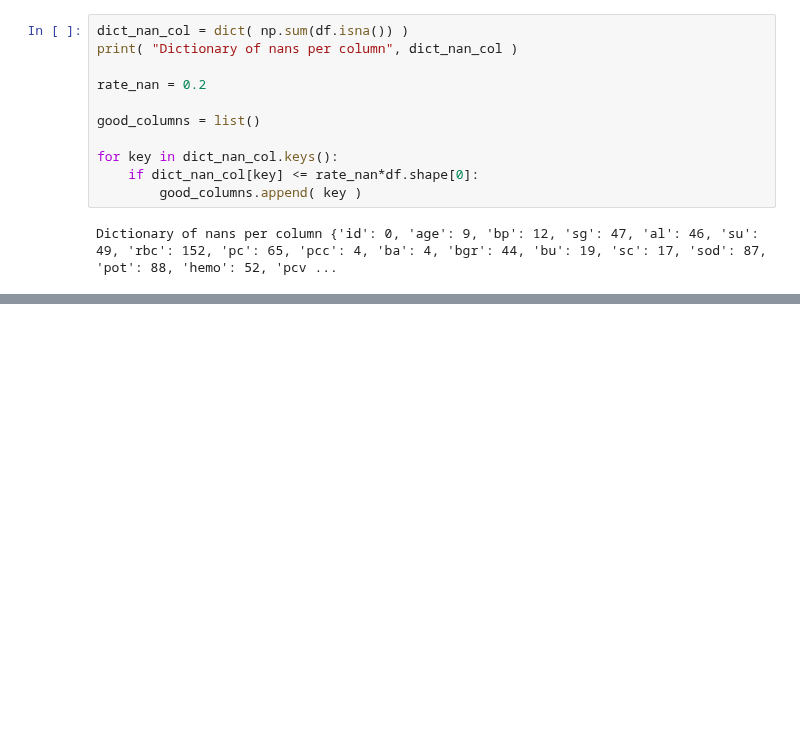
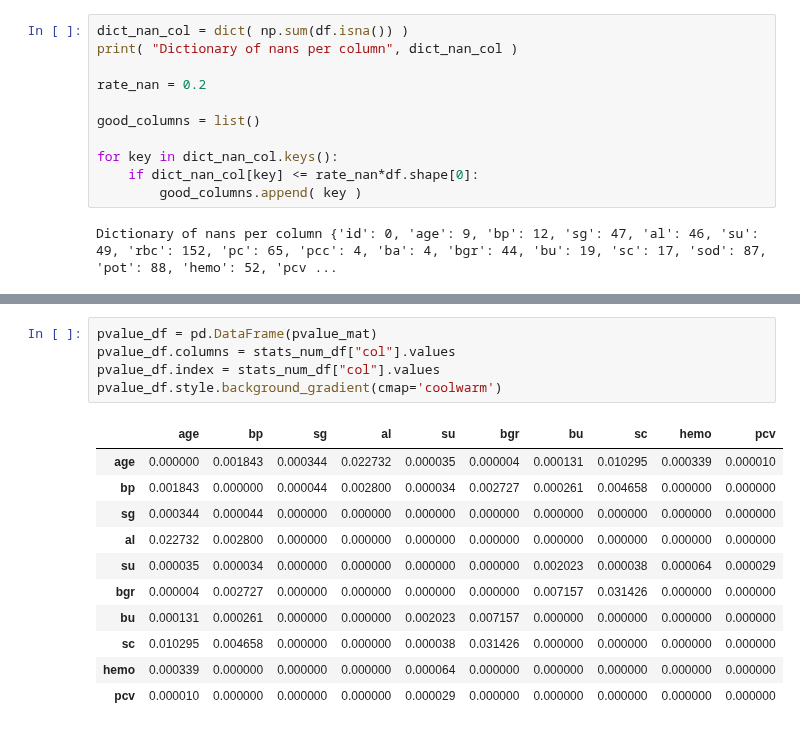
Before and after one commit to JoseLlanes/Kidney-disease-prediction, a Jupyter notebook: Kidney disease prediction.ipynb, the cells around one changed output, grey strips where cells are left out. Saved outputs shown, nothing was run; the diff lists cells and outputs as text; blank space fills up the shorter version.

```diff
--- a/Kidney disease prediction.ipynb
+++ b/Kidney disease prediction.ipynb
@@ -184,0 +309,17 @@ for col in good_columns:
+# %%
+pvalue_df = pd.DataFrame(pvalue_mat)
+pvalue_df.columns = stats_num_df["col"].values
+pvalue_df.index = stats_num_df["col"].values
+pvalue_df.style.background_gradient(cmap='coolwarm')
+# %% [output]
+|  | age | bp | sg | al | su | bgr | bu | sc | hemo | pcv |
+| age | 0.000000 | 0.001843 | 0.000344 | 0.022732 | 0.000035 | 0.000004 | 0.000131 | 0.010295 | 0.000339 | 0.000010 |
+| bp | 0.001843 | 0.000000 | 0.000044 | 0.002800 | 0.000034 | 0.002727 | 0.000261 | 0.004658 | 0.000000 | 0.000000 |
+| sg | 0.000344 | 0.000044 | 0.000000 | 0.000000 | 0.000000 | 0.000000 | 0.000000 | 0.000000 | 0.000000 | 0.000000 |
+| al | 0.022732 | 0.002800 | 0.000000 | 0.000000 | 0.000000 | 0.000000 | 0.000000 | 0.000000 | 0.000000 | 0.000000 |
+| su | 0.000035 | 0.000034 | 0.000000 | 0.000000 | 0.000000 | 0.000000 | 0.002023 | 0.000038 | 0.000064 | 0.000029 |
+| bgr | 0.000004 | 0.002727 | 0.000000 | 0.000000 | 0.000000 | 0.000000 | 0.007157 | 0.031426 | 0.000000 | 0.000000 |
+| bu | 0.000131 | 0.000261 | 0.000000 | 0.000000 | 0.002023 | 0.007157 | 0.000000 | 0.000000 | 0.000000 | 0.000000 |
+| sc | 0.010295 | 0.004658 | 0.000000 | 0.000000 | 0.000038 | 0.031426 | 0.000000 | 0.000000 | 0.000000 | 0.000000 |
+| hemo | 0.000339 | 0.000000 | 0.000000 | 0.000000 | 0.000064 | 0.000000 | 0.000000 | 0.000000 | 0.000000 | 0.000000 |
+| pcv | 0.000010 | 0.000000 | 0.000000 | 0.000000 | 0.000029 | 0.000000 | 0.000000 | 0.000000 | 0.000000 | 0.000000 |
```
Also changed, not shown: parts of 23 cells of this notebook.
